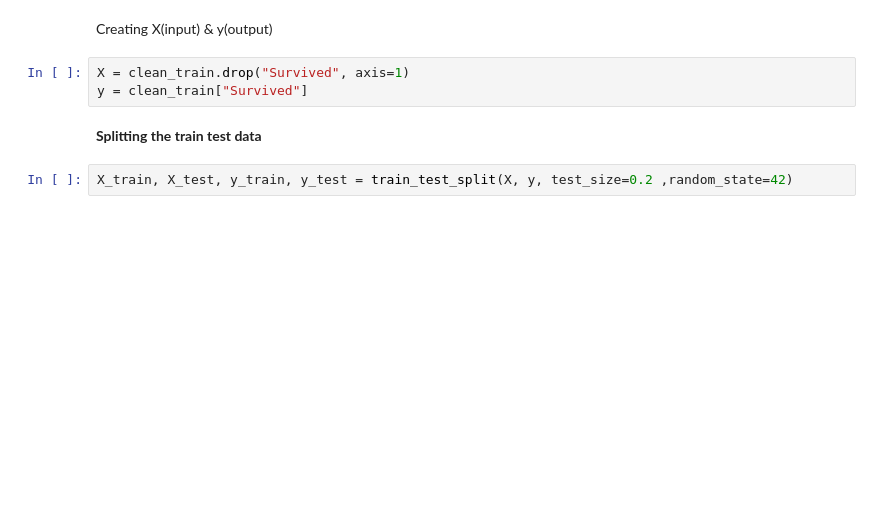
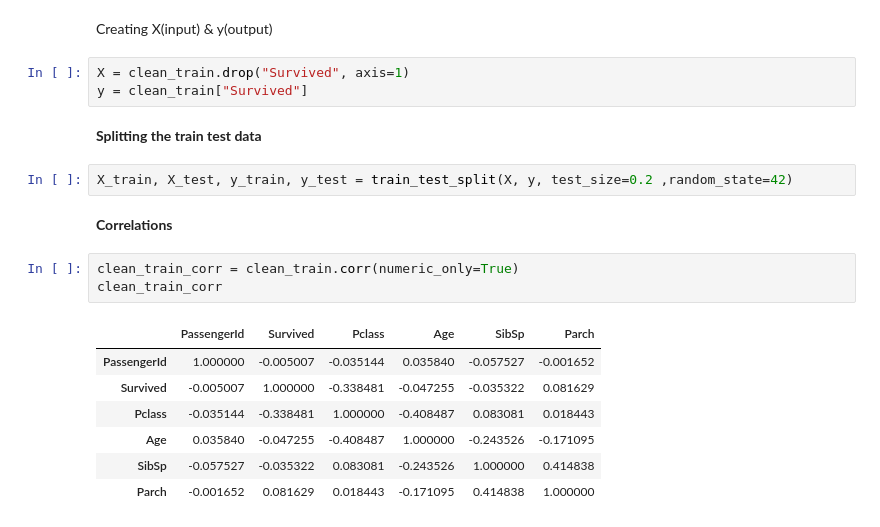
Before and after one commit to akhilesh2009/Titanic---Machine-Learning-from-Disaster, a Jupyter notebook: Titanic_Machine_Learning_from_Disaster.ipynb, the cells around one changed output. Saved outputs shown, nothing was run; the diff lists cells and outputs as text; blank space fills up the shorter version.

```diff
--- a/Titanic_Machine_Learning_from_Disaster.ipynb
+++ b/Titanic_Machine_Learning_from_Disaster.ipynb
@@ -108,3 +111,16 @@ y = clean_train["Survived"]
 **Splitting the train test data**
 # %%
 X_train, X_test, y_train, y_test = train_test_split(X, y, test_size=0.2 ,random_state=42)
+# %% [markdown]
+**Correlations**
+# %%
+clean_train_corr = clean_train.corr(numeric_only=True)
+clean_train_corr
+# %% [output]
+|  | PassengerId | Survived | Pclass | Age | SibSp | Parch |
+| PassengerId | 1.000000 | -0.005007 | -0.035144 | 0.035840 | -0.057527 | -0.001652 |
+| Survived | -0.005007 | 1.000000 | -0.338481 | -0.047255 | -0.035322 | 0.081629 |
+| Pclass | -0.035144 | -0.338481 | 1.000000 | -0.408487 | 0.083081 | 0.018443 |
+| Age | 0.035840 | -0.047255 | -0.408487 | 1.000000 | -0.243526 | -0.171095 |
+| SibSp | -0.057527 | -0.035322 | 0.083081 | -0.243526 | 1.000000 | 0.414838 |
+| Parch | -0.001652 | 0.081629 | 0.018443 | -0.171095 | 0.414838 | 1.000000 |
```
Also changed, not shown: parts of 1 cell of this notebook.
